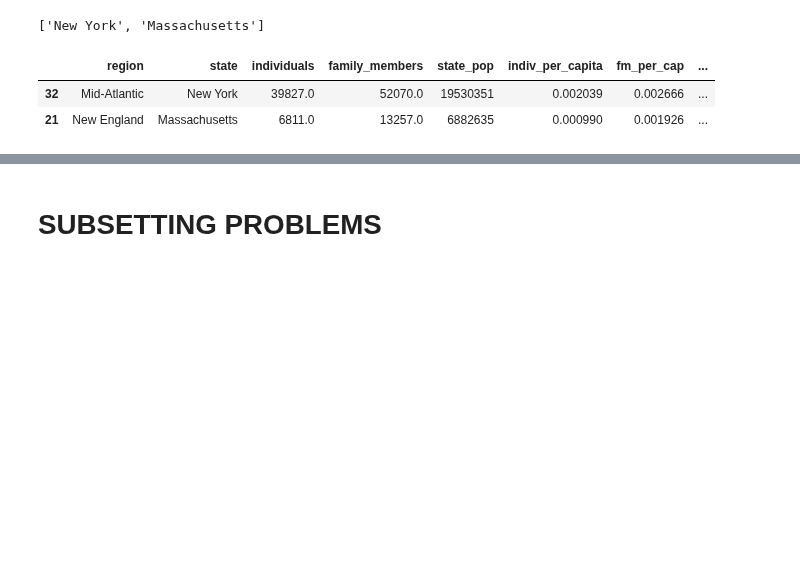
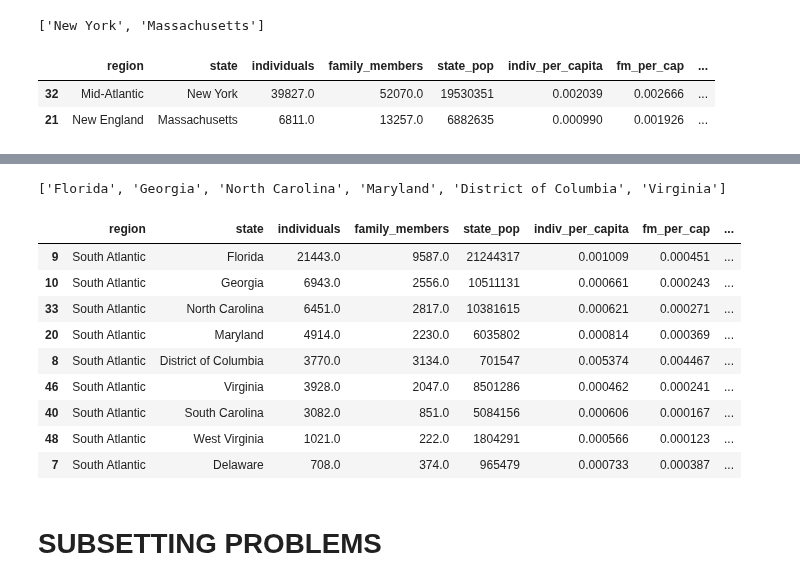
Before and after one commit to S827/python-programs, a Jupyter notebook: EDAPractice/DMWithPandas/CH1_TransformingDataframes/Homelessness_Exercise.ipynb, the cells around one changed output, grey strips where cells are left out. Cells and saved outputs as stored; diff of their text form; code cells hidden in the pictures; blank space fills up the shorter version.

```diff
--- a/EDAPractice/DMWithPandas/CH1_TransformingDataframes/Homelessness_Exercise.ipynb
+++ b/EDAPractice/DMWithPandas/CH1_TransformingDataframes/Homelessness_Exercise.ipynb
@@ -657,3 +659,6 @@ o	Questions:
 3.	Which state has the lowest total number of homeless people in the East North Central region?
 
 4.	How many states in the South Atlantic region have a total number of homeless people greater than 5,000?
+# %%
+hl_reg_th = homeless.sort_values(['region', 'total_homeless'], ascending=[True, False])
+hl_reg_th.head()
@@ -660,3 +717,24 @@ o	Questions:
+# %%
+# 4.	How many states in the South Atlantic region have a total number of homeless people greater than 5,000?
+hl_tot_hl_sa = hl_reg_th[hl_reg_th['region'] == 'South Atlantic']
+states_hl_toh_sa_gt_5000 = []
+for lab, row in hl_tot_hl_sa[hl_tot_hl_sa['total_homeless'] > 5000].iterrows():
+    states_hl_toh_sa_gt_5000.append(row['state'])
+print(states_hl_toh_sa_gt_5000)
+count_st_hl_toh_sa_gt_5000 = len(states_hl_toh_sa_gt_5000)
+hl_tot_hl_sa
+# %% [output]
+['Florida', 'Georgia', 'North Carolina', 'Maryland', 'District of Columbia', 'Virginia']
+|  | region | state | individuals | family_members | state_pop | indiv_per_capita | fm_per_cap | ... |
+| 9 | South Atlantic | Florida | 21443.0 | 9587.0 | 21244317 | 0.001009 | 0.000451 | ... |
+| 10 | South Atlantic | Georgia | 6943.0 | 2556.0 | 10511131 | 0.000661 | 0.000243 | ... |
+| 33 | South Atlantic | North Carolina | 6451.0 | 2817.0 | 10381615 | 0.000621 | 0.000271 | ... |
+| 20 | South Atlantic | Maryland | 4914.0 | 2230.0 | 6035802 | 0.000814 | 0.000369 | ... |
+| 8 | South Atlantic | District of Columbia | 3770.0 | 3134.0 | 701547 | 0.005374 | 0.004467 | ... |
+| 46 | South Atlantic | Virginia | 3928.0 | 2047.0 | 8501286 | 0.000462 | 0.000241 | ... |
+| 40 | South Atlantic | South Carolina | 3082.0 | 851.0 | 5084156 | 0.000606 | 0.000167 | ... |
+| 48 | South Atlantic | West Virginia | 1021.0 | 222.0 | 1804291 | 0.000566 | 0.000123 | ... |
+| 7 | South Atlantic | Delaware | 708.0 | 374.0 | 965479 | 0.000733 | 0.000387 | ... |
 # %% [markdown]
 # SUBSETTING PROBLEMS
 # %% [markdown]
```
Also changed, not shown: parts of 5 cells of this notebook.
